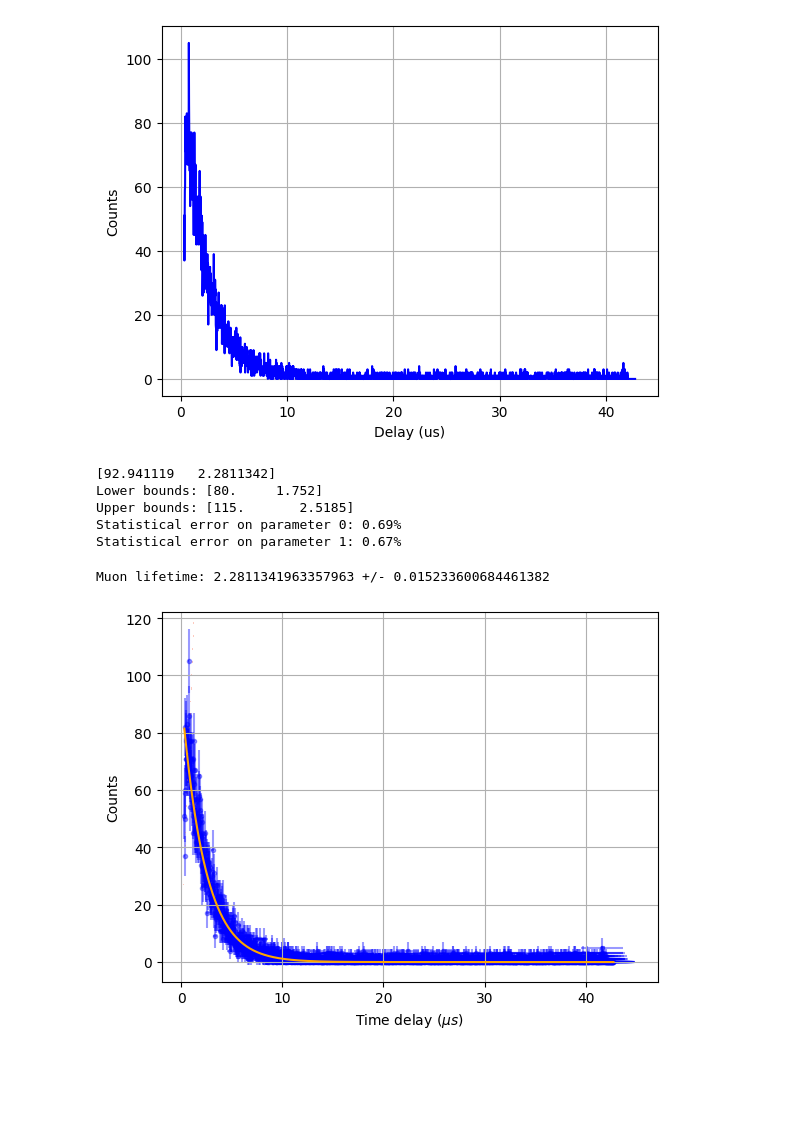
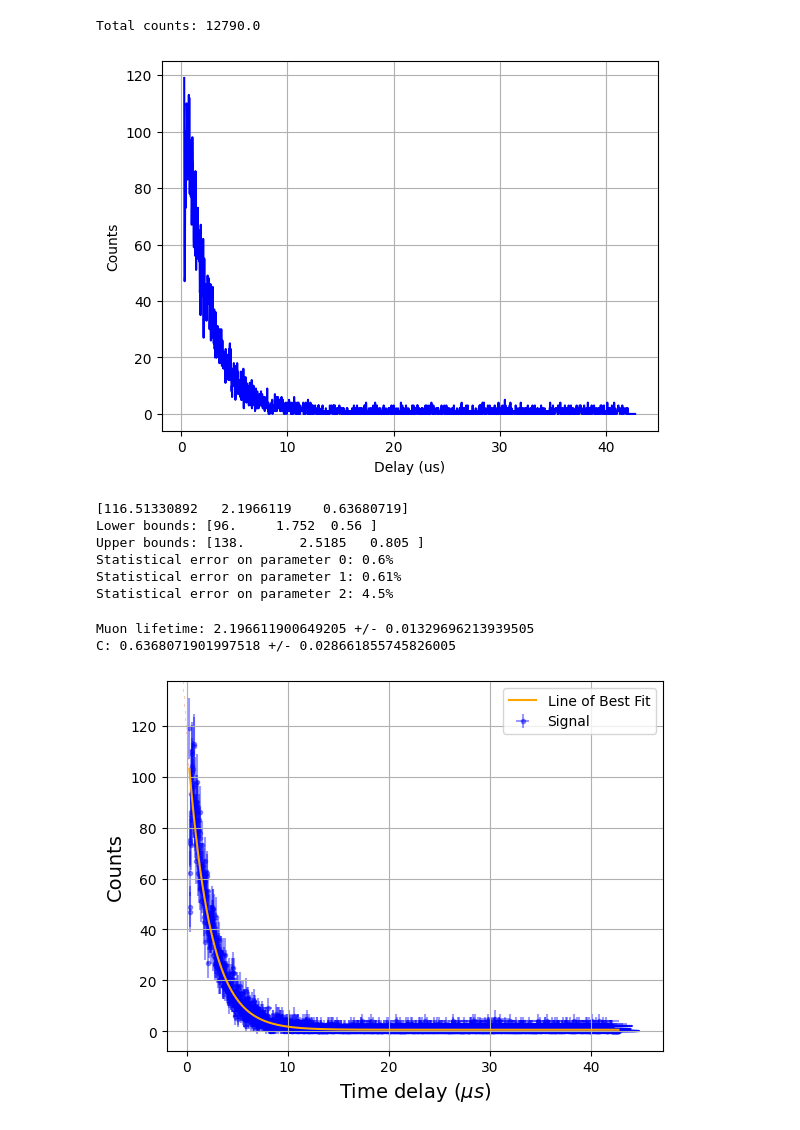
Before and after one commit to Aaryam/PLAE1_Experiment2, a Jupyter notebook: scripts/measuredDataFitter.ipynb, the cells around one changed output. Saved outputs shown, nothing was run; the diff lists cells and outputs as text; code cells hidden in the pictures; blank space fills up the shorter version.

Commit message:
fitted day 2 data

```diff
--- a/scripts/measuredDataFitter.ipynb
+++ b/scripts/measuredDataFitter.ipynb
@@ -6,8 +6,8 @@ import os
 import scipy
 import yaml
 
-foldname = 'Day1'
-filename = '01062026DataMUODelay.csv'
+foldname = 'Day2'
+filename = '02062026DataMUODelay.csv'
 
 if "data" not in os.getcwd():
     path = os.path.join(os.path.dirname(os.getcwd()), 'data', foldname)
@@ -43,6 +46,8 @@ if justTesting is False:
     dlerrs = dlerrs[filterindex:]
     counts = counts[filterindex:]
 
+print(f"Total counts: {np.sum(counts)}")
+
 plt.errorbar(dlvals[filterindex:], counts[filterindex:], color = 'blue', xerr = dlerrs[filterindex:])
 plt.ylabel('Counts')
 plt.xlabel('Delay (us)')
@@ -50,7 +55,8 @@ plt.xlabel('Delay (us)')
 plt.grid()
 plt.show()
 # %% [output]
+Total counts: 12790.0
-[figure, old version]
+[figure, new version]
 # %%
 ## Fit the exponential
 import odrpack
@@ -58,11 +64,11 @@ import odrpack
 # Linear fitting def
 def fitting_funct(xVal, params: np.ndarray):
     '''Fitting function for the given datapoints'''
-    return params[0]*np.exp(-xVal/params[1])
+    return params[0]*np.exp(-xVal/params[1]) + params[2]
 
 #popt, _ = scipy.optimize.curve_fit(lambda x,a,b,c: fitting_funct(x,[a,b,c]), dlvals, counts, sigma=1)
 
-popt = np.array([100, 2.19])
+popt = np.array([120, 2.19, 0.7])
 
 # Models, 5% error for delays, 1 error for counts
 output = odrpack.odr_fit(fitting_funct, dlvals, counts, popt,
@@ -79,38 +85,46 @@ print(f'Upper bounds: {1.15*popt}')
 for i in range(len(output.beta)):
     print(f"Statistical error on parameter {i}: {round(np.sqrt(output.cov_beta[i][i])/(abs(output.beta[i]))*100, 2)}%")
 # %% [output]
-[92.941119   2.2811342]
-Lower bounds: [80.     1.752]
-Upper bounds: [115.       2.5185]
-Statistical error on parameter 0: 0.69%
-Statistical error on parameter 1: 0.67%
+[116.51330892   2.1966119    0.63680719]
+Lower bounds: [96.     1.752  0.56 ]
+Upper bounds: [138.       2.5185   0.805 ]
+Statistical error on parameter 0: 0.6%
+Statistical error on parameter 1: 0.61%
+Statistical error on parameter 2: 4.5%
 # %%
 # Plot data and fit
 
 plotRange = np.linspace(min(dlvals), max(dlvals), 1000)
 
 print(rf"Muon lifetime: {output.beta[1]} +/- {np.sqrt(output.cov_beta[1][1])}")
+print(rf"C: {output.beta[2]} +/- {np.sqrt(output.cov_beta[2][2])}")
 
-plt.errorbar(dlvals, counts, xerr=0.05*dlvals, yerr = 1+np.sqrt(counts), fmt='.', color = 'blue', alpha = 0.4, zorder=1)
-plt.plot(plotRange, fitting_funct(plotRange, [output.beta[0], output.beta[1]]), color = 'orange', alpha = 1)
+plt.errorbar(dlvals, counts, xerr=0.05*dlvals, yerr = 1+np.sqrt(counts), fmt='.', color = 'blue', alpha = 0.4, zorder=0, label = 'Signal')
+plt.plot(plotRange, fitting_funct(plotRange, [output.beta[0], output.beta[1], output.beta[2]]), color = 'orange', alpha = 1, label = 'Line of Best Fit')
 
 
 xrange = np.linspace(plt.xlim()[0],plt.xlim()[1], 1000)
 yrange = np.linspace(plt.ylim()[0],plt.ylim()[1], 1000)
 
 X, Y = np.meshgrid(xrange, yrange)
 
-Ymin = (output.beta[0]-output.cov_beta[0][0])*X + output.beta[1] - output.cov_beta[1][1]
-Ymax = (output.beta[0]+output.cov_beta[0][0])*X + output.beta[1] + output.cov_beta[1][1]
+Ymin = fitting_funct(X, [output.beta[0]-output.cov_beta[0][0],
+                         output.beta[1]-output.cov_beta[1][1],
+                         output.beta[2]-output.cov_beta[2][2]])
+Ymax = fitting_funct(X, [output.beta[0]+output.cov_beta[0][0],
+                         output.beta[1]+output.cov_beta[1][1],
+                         output.beta[2]+output.cov_beta[2][2]])
 
 Z = np.logical_and(np.less(Y, Ymax) , np.less(Ymin, Y))
 
 plt.contourf(X ,Y ,Z ,levels = [0.99, 1.01], cmap = 'Reds', alpha = 0.35)
 
-plt.xlabel(r"Time delay ($\mu s$)")
-plt.ylabel("Counts")
+plt.xlabel(r"Time delay ($\mu s$)", fontdict = {'size' : 14})
+plt.ylabel("Counts" , fontdict = {'size' : 14})
 plt.grid()
+plt.legend()
 plt.show()
 # %% [output]
-Muon lifetime: 2.2811341963357963 +/- 0.015233600684461382
+Muon lifetime: 2.196611900649205 +/- 0.01329696213939505
+C: 0.6368071901997518 +/- 0.028661855745826005
-[figure, old version]
+[figure, new version]
```
Also changed, not shown: parts of 1 cell of this notebook, 5 other files.
